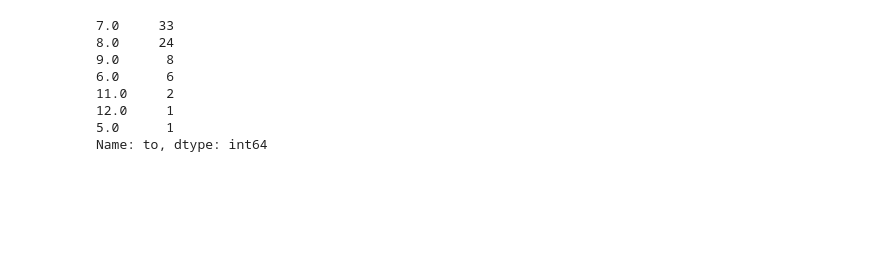
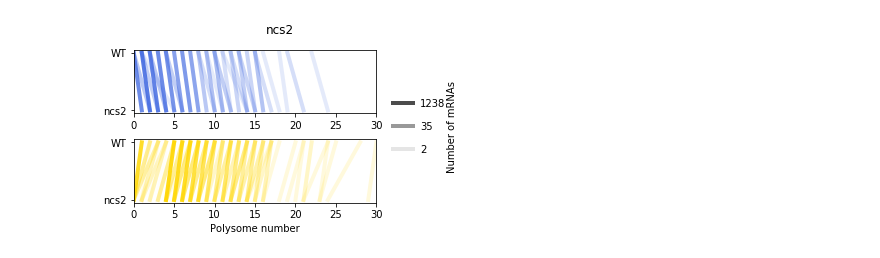
Before and after one commit to tobiasvonderhaar/polysomes, a Jupyter notebook: Figure 7.ipynb, the cells around one changed output. Saved outputs shown, nothing was run; the diff lists cells and outputs as text; code cells hidden in the pictures; blank space fills up the shorter version.

Commit message:
Figure 7 addition

```diff
--- a/Figure 7.ipynb
+++ b/Figure 7.ipynb
@@ -162,11 +6,15 @@ this_from
-# %%
-this_from['to'].value_counts()
-# %% [output]
-7.0     33
-8.0     24
-9.0      8
-6.0      6
-11.0     2
-12.0     1
-5.0      1
-Name: to, dtype: int64
+# %%
+#read in the dataset
+GSE67387 = pd.read_csv('Data/GSE67387_all_data.csv')
+# %%
+#this code plots data in the dataset for an ncs2 deletion strain combine with different other conditions.
+#Choices for condition are '','+diamide','+rapamycin','+elp6'
+condition = ''
+r = 'ncs2' + condition + '_RNA'
+ri = 'ncs2' + condition + '_Ribo'
+fig,ax = compare_profiles(dats1 = GSE67387,dats2 = GSE67387,dats1_columns = ['ORF','WT_RNA','WT_Ribo'],dats2_columns = ['ORF',r,ri],conditions = ['WT','ncs2'])
+fig.suptitle('ncs2'+condition)
+#plt.savefig('ncs2' + condition + '.pdf')
+plt.show()
+# %% [output]
+[figure, added]
```
Also changed, not shown: parts of 11 cells of this notebook, 3 other files.
